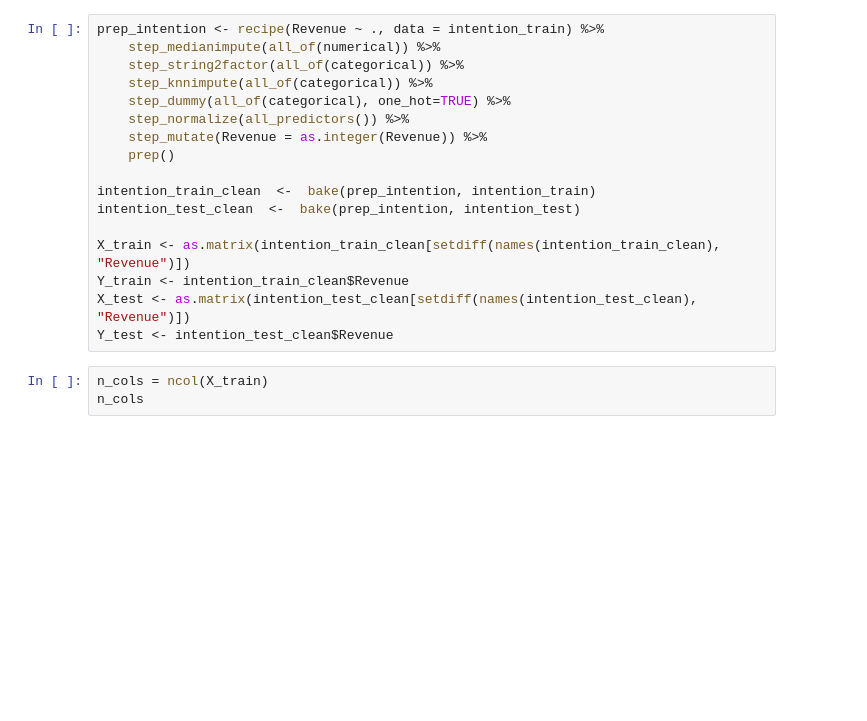
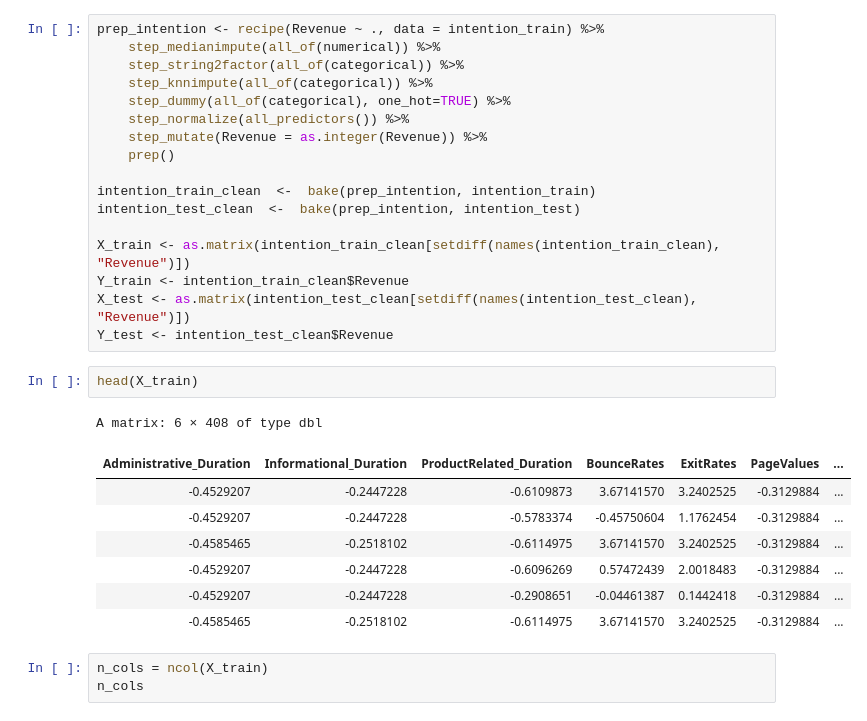
Before and after one commit to creyesp/r-course, a Jupyter notebook: notebooks/labs/Lab5_b.ipynb, the cells around one changed output. Drawn from its saved outputs; the diff is of its cells as text; blank space fills up the shorter version.

```diff
--- a/notebooks/labs/Lab5_b.ipynb
+++ b/notebooks/labs/Lab5_b.ipynb
@@ -118,6 +134,17 @@ X_train <- as.matrix(intention_train_clean[setdiff(names(intention_train_clean),
 Y_train <- intention_train_clean$Revenue
 X_test <- as.matrix(intention_test_clean[setdiff(names(intention_test_clean), "Revenue")])
 Y_test <- intention_test_clean$Revenue
+# %%
+head(X_train)
+# %% [output]
+A matrix: 6 × 408 of type dbl
+| Administrative_Duration | Informational_Duration | ProductRelated_Duration | BounceRates | ExitRates | PageValues | ... |
+| -0.4529207 | -0.2447228 | -0.6109873 | 3.67141570 | 3.2402525 | -0.3129884 | ... |
+| -0.4529207 | -0.2447228 | -0.5783374 | -0.45750604 | 1.1762454 | -0.3129884 | ... |
+| -0.4585465 | -0.2518102 | -0.6114975 | 3.67141570 | 3.2402525 | -0.3129884 | ... |
+| -0.4529207 | -0.2447228 | -0.6096269 | 0.57472439 | 2.0018483 | -0.3129884 | ... |
+| -0.4529207 | -0.2447228 | -0.2908651 | -0.04461387 | 0.1442418 | -0.3129884 | ... |
+| -0.4585465 | -0.2518102 | -0.6114975 | 3.67141570 | 3.2402525 | -0.3129884 | ... |
 # %%
 n_cols = ncol(X_train)
 n_cols
```
Also changed, not shown: parts of 32 cells of this notebook, 5 other files.
